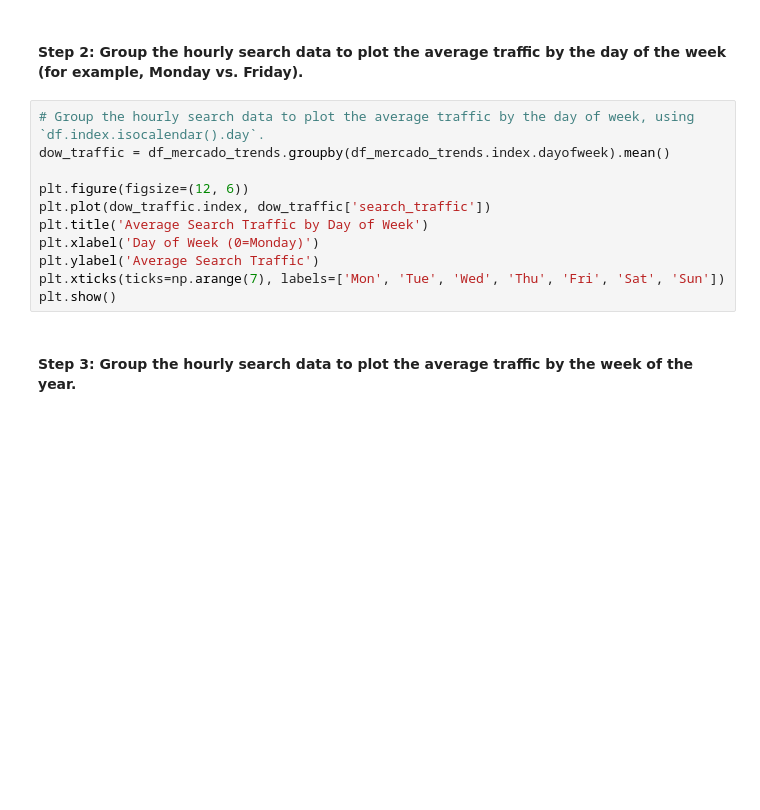
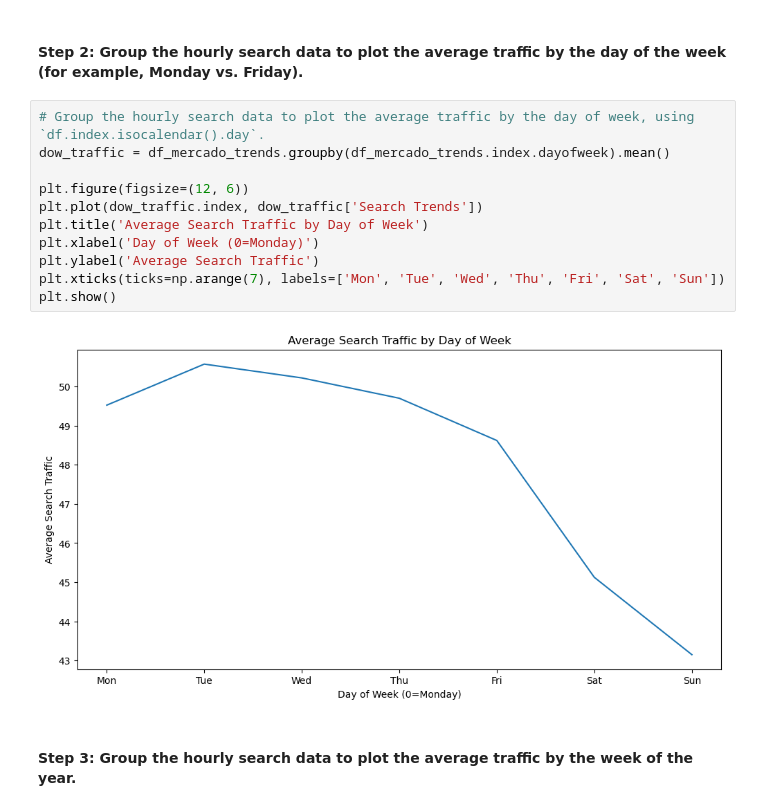
Before and after one commit to gordon-laraven/prophet-challenge, a Jupyter notebook: Starter_Code/forecasting_net_prophet.ipynb, the cells around one changed output. Cells and saved outputs as stored; diff of their text form; blank space fills up the shorter version.

```diff
--- a/Starter_Code/forecasting_net_prophet.ipynb
+++ b/Starter_Code/forecasting_net_prophet.ipynb
@@ -166,14 +178,16 @@ plt.show()
 # %%
 # Group the hourly search data to plot the average traffic by the day of week, using `df.index.isocalendar().day`.
 dow_traffic = df_mercado_trends.groupby(df_mercado_trends.index.dayofweek).mean()
 
 plt.figure(figsize=(12, 6))
-plt.plot(dow_traffic.index, dow_traffic['search_traffic'])
+plt.plot(dow_traffic.index, dow_traffic['Search Trends'])
 plt.title('Average Search Traffic by Day of Week')
 plt.xlabel('Day of Week (0=Monday)')
 plt.ylabel('Average Search Traffic')
 plt.xticks(ticks=np.arange(7), labels=['Mon', 'Tue', 'Wed', 'Thu', 'Fri', 'Sat', 'Sun'])
 plt.show()
+# %% [output]
+[figure, added]
 # %% [markdown]
 #### Step 3: Group the hourly search data to plot the average traffic by the week of the year.
 # %%
```
Also changed, not shown: parts of 32 cells of this notebook.
